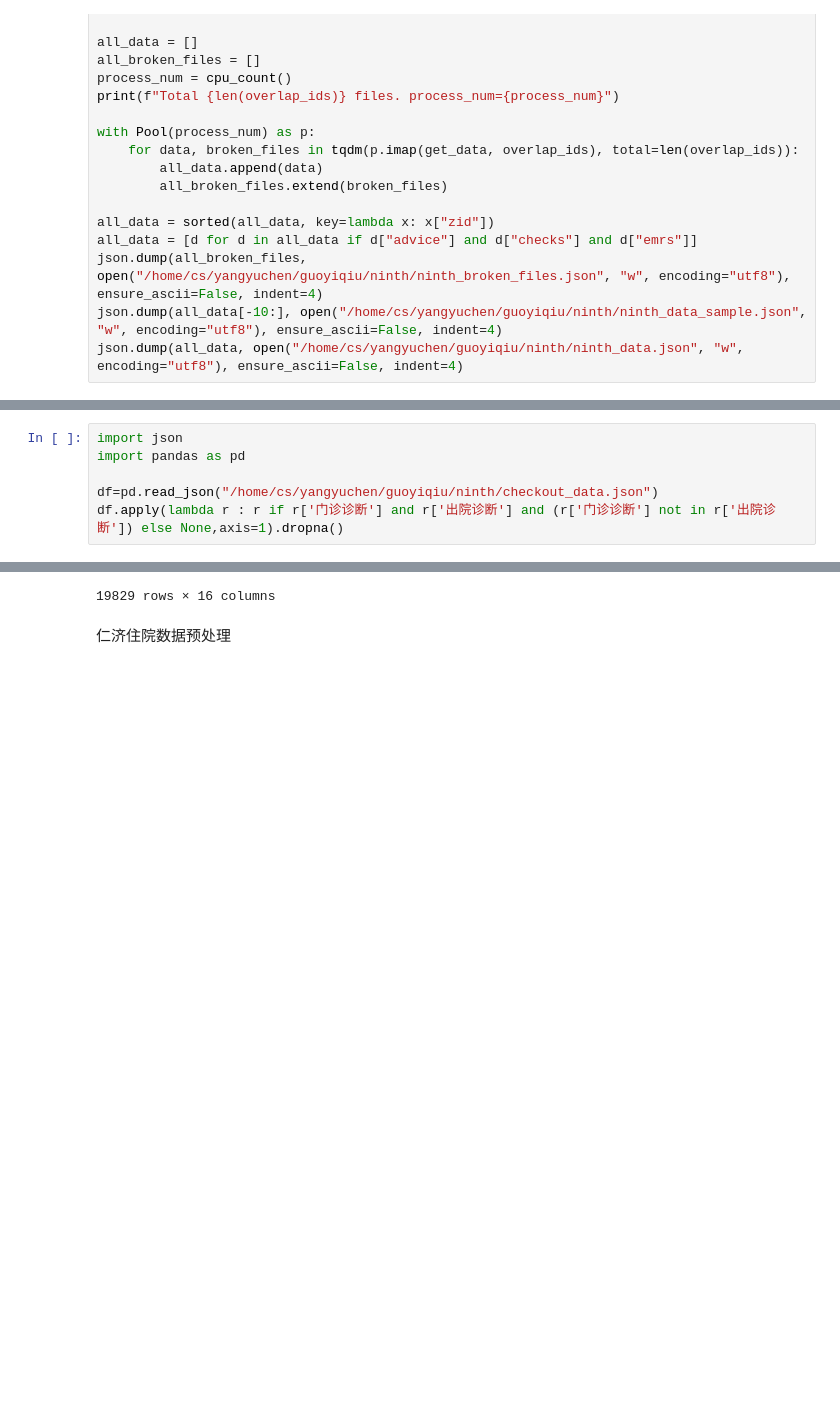
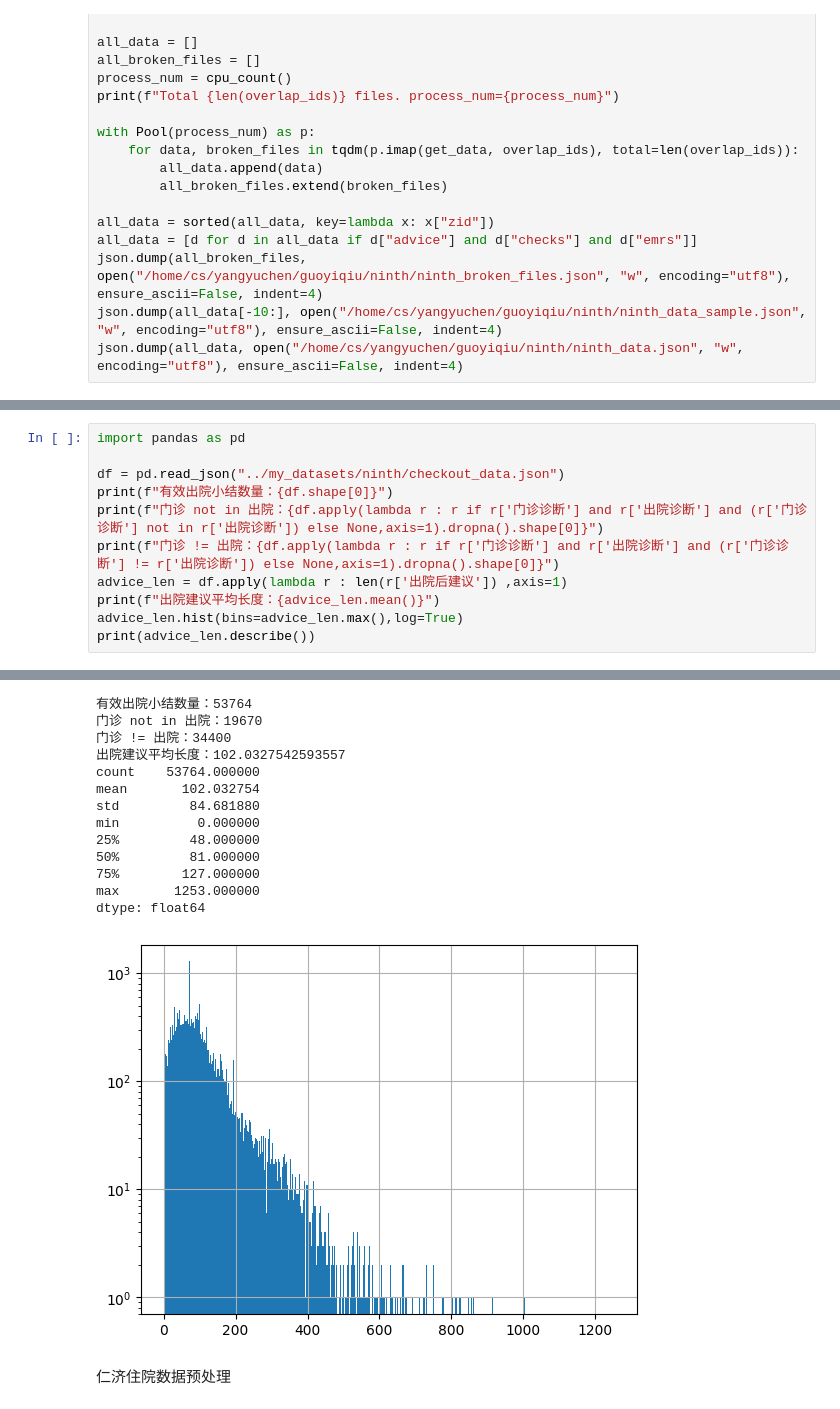
Before and after one commit to MaxLEAF3824/gpt_re, a Jupyter notebook: dp.ipynb, the cells around one changed output, grey strips where cells are left out. Cells and saved outputs as stored; diff of their text form; blank space fills up the shorter version.

```diff
--- a/dp.ipynb
+++ b/dp.ipynb
@@ -256,7 +350,12 @@ json.dump(checkout_data,open("/home/cs/yangyuchen/guoyiqiu/ninth/checkout_data.j
 # %%
-import json
 import pandas as pd
 
-df=pd.read_json("/home/cs/yangyuchen/guoyiqiu/ninth/checkout_data.json")
-df.apply(lambda r : r if r['门诊诊断'] and r['出院诊断'] and (r['门诊诊断'] not in r['出院诊断']) else None,axis=1).dropna()
+df = pd.read_json("../my_datasets/ninth/checkout_data.json")
+print(f"有效出院小结数量：{df.shape[0]}")
+print(f"门诊 not in 出院：{df.apply(lambda r : r if r['门诊诊断'] and r['出院诊断'] and (r['门诊诊断'] not in r['出院诊断']) else None,axis=1).dropna().shape[0]}")
+print(f"门诊 != 出院：{df.apply(lambda r : r if r['门诊诊断'] and r['出院诊断'] and (r['门诊诊断'] != r['出院诊断']) else None,axis=1).dropna().shape[0]}")
+advice_len = df.apply(lambda r : len(r['出院后建议']) ,axis=1)
+print(f"出院建议平均长度：{advice_len.mean()}")
+advice_len.hist(bins=advice_len.max(),log=True)
+print(advice_len.describe())
 # %% [output]
@@ -275,4 +362,17 @@ df.apply(lambda r : r if r['门诊诊断'] and r['出院诊断'] and (r['门诊
-19829 rows × 16 columns
+有效出院小结数量：53764
+门诊 not in 出院：19670
+门诊 != 出院：34400
+出院建议平均长度：102.0327542593557
+count    53764.000000
+mean       102.032754
+std         84.681880
+min          0.000000
+25%         48.000000
+50%         81.000000
+75%        127.000000
+max       1253.000000
+dtype: float64
+[figure, added]
 # %% [markdown]
 仁济住院数据预处理
 # %%
```
Also changed, not shown: parts of 10 cells of this notebook, 4 other files.
